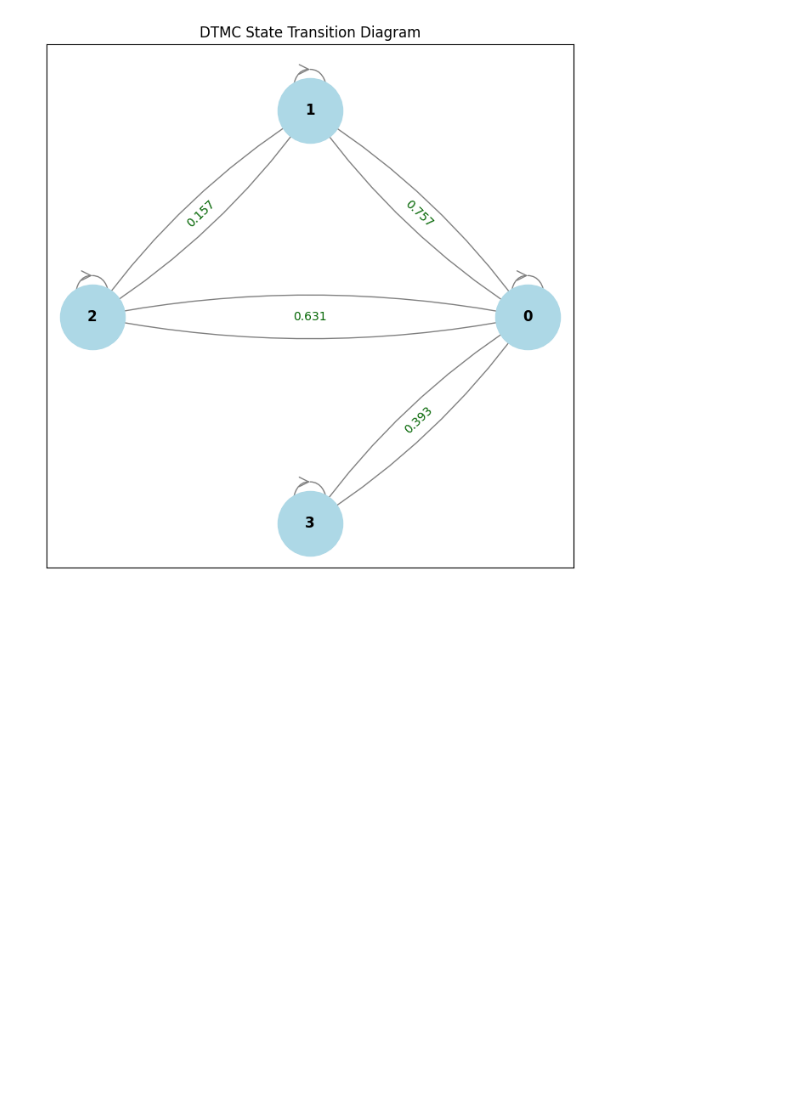
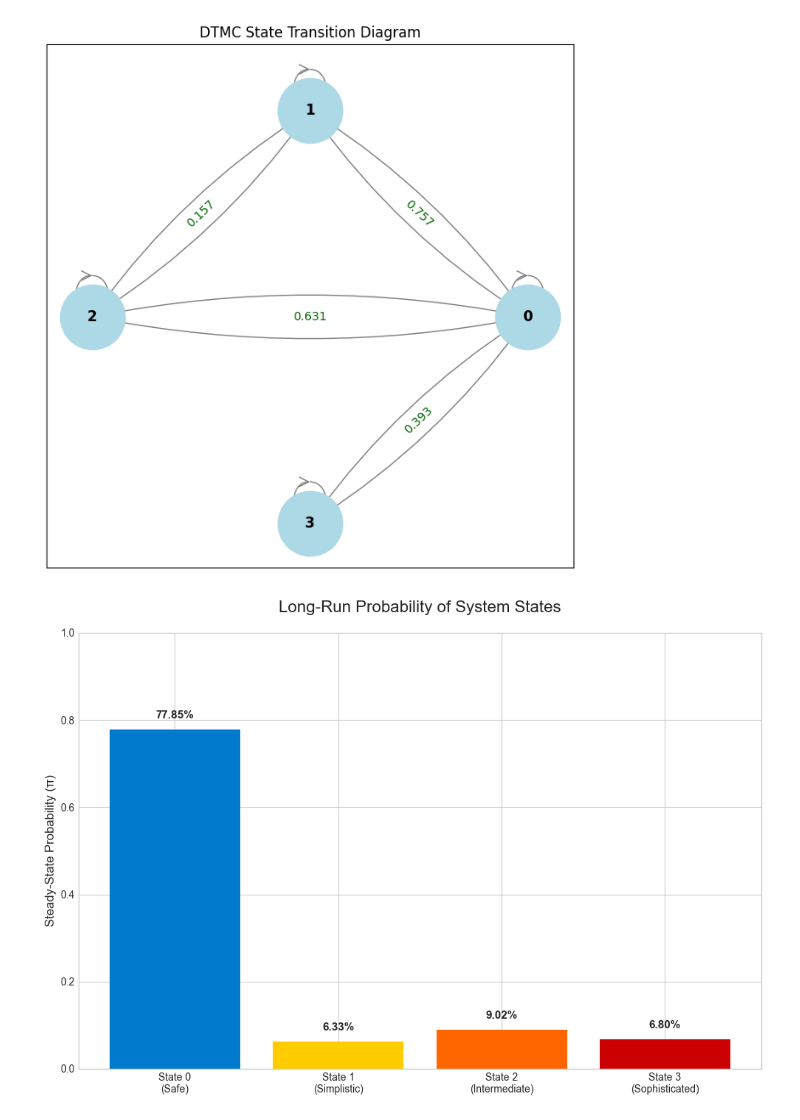
Before and after one commit to laiszig/uav-gps-spoofing-markov, a Jupyter notebook: gps-spoofing-analysis.ipynb, the cells around one changed output. Cells and saved outputs as stored; diff of their text form; code cells hidden in the pictures; blank space fills up the shorter version.

Commit message:
charts and table

```diff
--- a/gps-spoofing-analysis.ipynb
+++ b/gps-spoofing-analysis.ipynb
@@ -277,3 +277,39 @@ plt.show()
 Running analysis to get the P-matrix...
 Generating simple diagram with Matplotlib and NetworkX...
 [figure]
+# %%
+import matplotlib.pyplot as plt
+import numpy as np
+
+# [Your data and labels would be defined here as before]
+# pi_values = np.array([...])
+# state_labels = [...]
+# colors = [...]
+
+# --- Create the Bar Chart ---
+
+plt.style.use('seaborn-v0_8-whitegrid')
+fig, ax = plt.subplots(figsize=(10, 7))
+bars = ax.bar(state_labels, pi_values, color=colors)
+
+# Add title and labels
+ax.set_ylabel('Steady-State Probability (π)', fontsize=12)
+ax.set_title('Long-Run Probability of System States', fontsize=16, pad=20)
+ax.set_ylim(0, 1.0)
+
+# Add the probability value on top of each bar
+for bar in bars:
+    yval = bar.get_height()
+    ax.text(bar.get_x() + bar.get_width()/2.0, yval + 0.02, f'{yval*100:.2f}%',
+            ha='center', va='bottom', fontsize=11, weight='bold')
+
+plt.tight_layout()
+
+# --- ADD THIS LINE TO SAVE THE FIGURE ---
+# This will save the chart as a high-quality PNG file in the same folder as your script.
+plt.savefig('gps_steadystate_chart.png', dpi=300)
+
+# Display the plot
+plt.show()
+# %% [output]
+[figure, added]
```
Also changed, not shown: parts of 1 cell of this notebook, 3 other files.
